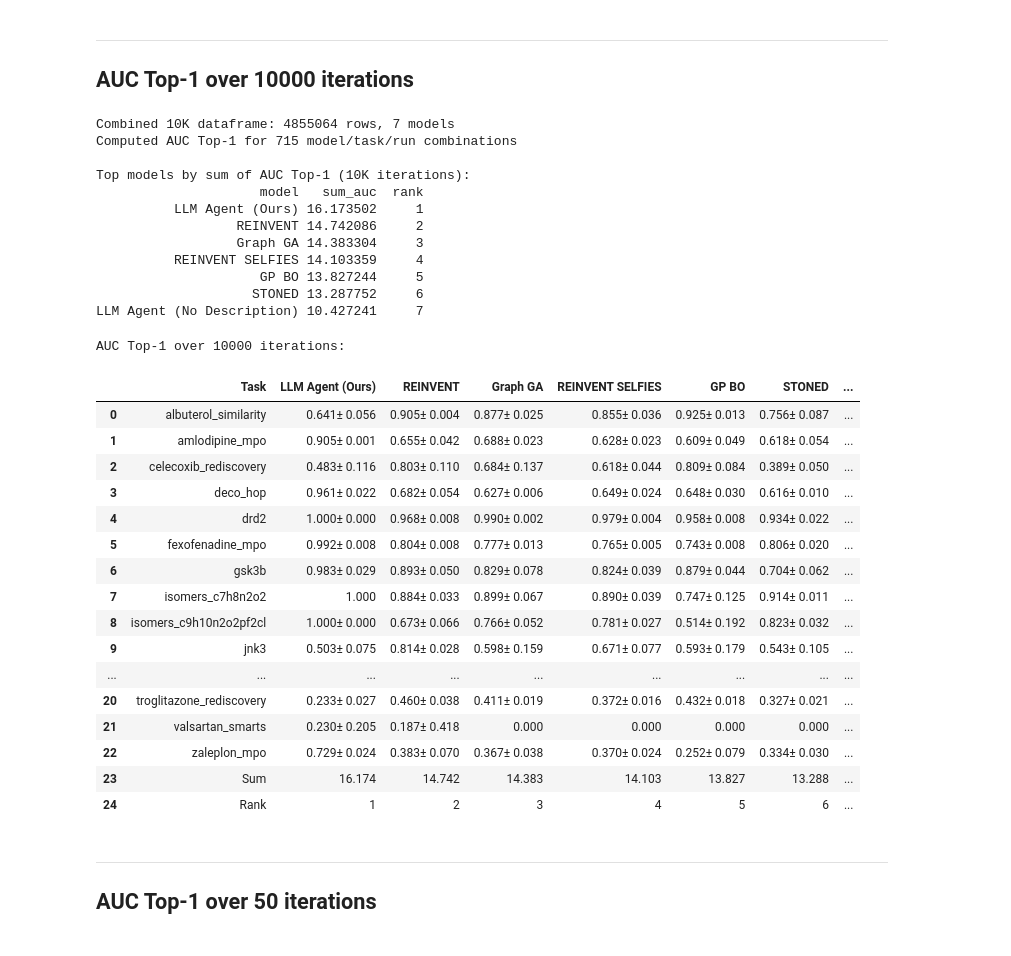
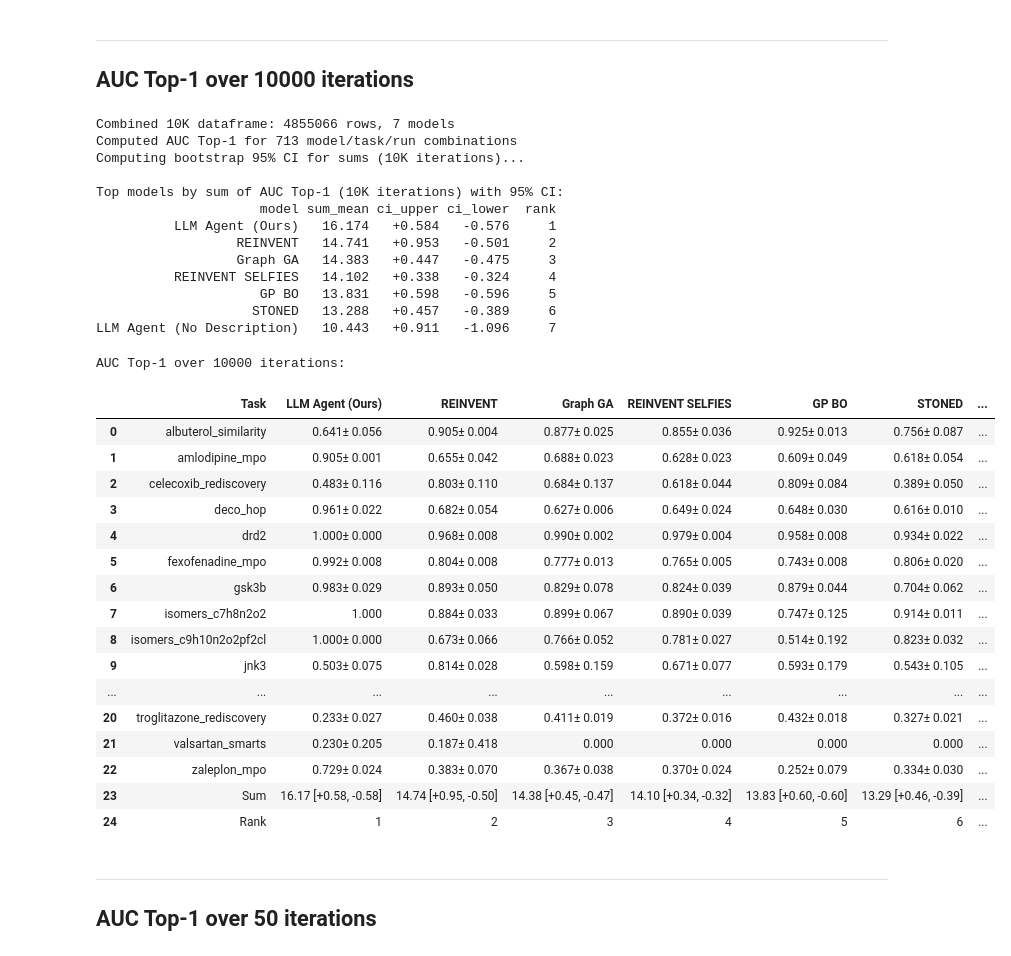
Before and after one commit to FabianKruger/molecule-optimization-agent, a Jupyter notebook: analysis/paper/tdc_task.ipynb, the cells around one changed output. Drawn from its saved outputs; the diff is of its cells as text; code cells hidden in the pictures.

```diff
--- a/analysis/paper/tdc_task.ipynb
+++ b/analysis/paper/tdc_task.ipynb
@@ -351,52 +441,63 @@ print(f"Computed AUC Top-1 for {len(auc_df)} model/task/run combinations")
 auc_summary = auc_df.groupby(['model', 'task'])['auc_top1'].agg(['mean', 'std']).reset_index()
 auc_summary.columns = ['model', 'task', 'auc_mean', 'auc_std']
 
-# Compute sum of mean AUC across all tasks for each model
-model_sums = auc_summary.groupby('model')['auc_mean'].sum().reset_index()
-model_sums.columns = ['model', 'sum_auc']
-model_sums = model_sums.sort_values('sum_auc', ascending=False).reset_index(drop=True)
-model_sums['rank'] = range(1, len(model_sums) + 1)
+# Compute bootstrap 95% CI for sum across tasks
+print("Computing bootstrap 95% CI for sums (10K iterations)...")
+model_sums_ci = bootstrap_sum_ci(auc_df, 'auc_top1', n_bootstrap=10000, ci=0.95, seed=42)
+model_sums_ci = model_sums_ci.sort_values('sum_mean', ascending=False).reset_index(drop=True)
+model_sums_ci['rank'] = range(1, len(model_sums_ci) + 1)
 
-print(f"\nTop models by sum of AUC Top-1 (10K iterations):")
-print(model_sums.to_string(index=False))
+# Display with relative CI values
+model_sums_ci_display = model_sums_ci.copy()
+model_sums_ci_display['ci_upper'] = model_sums_ci_display['sum_ci_upper'] - model_sums_ci_display['sum_mean']
+model_sums_ci_display['ci_lower'] = model_sums_ci_display['sum_mean'] - model_sums_ci_display['sum_ci_lower']
+model_sums_ci_display = model_sums_ci_display[['model', 'sum_mean', 'ci_upper', 'ci_lower', 'rank']]
+
+print(f"\nTop models by sum of AUC Top-1 (10K iterations) with 95% CI:")
+print(model_sums_ci_display.to_string(index=False, formatters={
+    'sum_mean': '{:.3f}'.format,
+    'ci_upper': '+{:.3f}'.format,
+    'ci_lower': '-{:.3f}'.format
+}))
 # %% [output]
-Combined 10K dataframe: 4855064 rows, 7 models
-Computed AUC Top-1 for 715 model/task/run combinations
+Combined 10K dataframe: 4855066 rows, 7 models
+Computed AUC Top-1 for 713 model/task/run combinations
+Computing bootstrap 95% CI for sums (10K iterations)...
 
-Top models by sum of AUC Top-1 (10K iterations):
-                     model   sum_auc  rank
-          LLM Agent (Ours) 16.173502     1
-                  REINVENT 14.742086     2
-                  Graph GA 14.383304     3
-          REINVENT SELFIES 14.103359     4
-                     GP BO 13.827244     5
-                    STONED 13.287752     6
-LLM Agent (No Description) 10.427241     7
+Top models by sum of AUC Top-1 (10K iterations) with 95% CI:
+                     model sum_mean ci_upper ci_lower  rank
+          LLM Agent (Ours)   16.174   +0.584   -0.576     1
+                  REINVENT   14.741   +0.953   -0.501     2
+                  Graph GA   14.383   +0.447   -0.475     3
+          REINVENT SELFIES   14.102   +0.338   -0.324     4
+                     GP BO   13.831   +0.598   -0.596     5
+                    STONED   13.288   +0.457   -0.389     6
+LLM Agent (No Description)   10.443   +0.911   -1.096     7
 # %%
 # Create comparison table for 10K iterations
-model_order = model_sums['model'].tolist()
-comparison_table_10k = create_comparison_table(auc_summary, model_sums, TASKS, model_order)
+model_order = model_sums_ci['model'].tolist()
+comparison_table_10k = create_comparison_table(auc_summary, model_sums_ci, TASKS, model_order)
 
 print("AUC Top-1 over 10000 iterations:")
 comparison_table_10k
 # %% [output]
 AUC Top-1 over 10000 iterations:
 |  | Task | LLM Agent (Ours) | REINVENT | Graph GA | REINVENT SELFIES | GP BO | STONED | ... |
 | 0 | albuterol_similarity | 0.641± 0.056 | 0.905± 0.004 | 0.877± 0.025 | 0.855± 0.036 | 0.925± 0.013 | 0.756± 0.087 | ... |
 | 1 | amlodipine_mpo | 0.905± 0.001 | 0.655± 0.042 | 0.688± 0.023 | 0.628± 0.023 | 0.609± 0.049 | 0.618± 0.054 | ... |
 | 2 | celecoxib_rediscovery | 0.483± 0.116 | 0.803± 0.110 | 0.684± 0.137 | 0.618± 0.044 | 0.809± 0.084 | 0.389± 0.050 | ... |
 | 3 | deco_hop | 0.961± 0.022 | 0.682± 0.054 | 0.627± 0.006 | 0.649± 0.024 | 0.648± 0.030 | 0.616± 0.010 | ... |
 | 4 | drd2 | 1.000± 0.000 | 0.968± 0.008 | 0.990± 0.002 | 0.979± 0.004 | 0.958± 0.008 | 0.934± 0.022 | ... |
 | 5 | fexofenadine_mpo | 0.992± 0.008 | 0.804± 0.008 | 0.777± 0.013 | 0.765± 0.005 | 0.743± 0.008 | 0.806± 0.020 | ... |
 | 6 | gsk3b | 0.983± 0.029 | 0.893± 0.050 | 0.829± 0.078 | 0.824± 0.039 | 0.879± 0.044 | 0.704± 0.062 | ... |
 | 7 | isomers_c7h8n2o2 | 1.000 | 0.884± 0.033 | 0.899± 0.067 | 0.890± 0.039 | 0.747± 0.125 | 0.914± 0.011 | ... |
 | 8 | isomers_c9h10n2o2pf2cl | 1.000± 0.000 | 0.673± 0.066 | 0.766± 0.052 | 0.781± 0.027 | 0.514± 0.192 | 0.823± 0.032 | ... |
 | 9 | jnk3 | 0.503± 0.075 | 0.814± 0.028 | 0.598± 0.159 | 0.671± 0.077 | 0.593± 0.179 | 0.543± 0.105 | ... |
 | ... | ... | ... | ... | ... | ... | ... | ... | ... |
 | 20 | troglitazone_rediscovery | 0.233± 0.027 | 0.460± 0.038 | 0.411± 0.019 | 0.372± 0.016 | 0.432± 0.018 | 0.327± 0.021 | ... |
 | 21 | valsartan_smarts | 0.230± 0.205 | 0.187± 0.418 | 0.000 | 0.000 | 0.000 | 0.000 | ... |
 | 22 | zaleplon_mpo | 0.729± 0.024 | 0.383± 0.070 | 0.367± 0.038 | 0.370± 0.024 | 0.252± 0.079 | 0.334± 0.030 | ... |
-| 23 | Sum | 16.174 | 14.742 | 14.383 | 14.103 | 13.827 | 13.288 | ... |
+| 23 | Sum | 16.17 [+0.58, -0.58] | 14.74 [+0.95, -0.50] | 14.38 [+0.45, -0.47] | 14.10 [+0.34, -0.32] | 13.83 [+0.60, -0.60] | 13.29 [+0.46, -0.39] | ... |
 | 24 | Rank | 1 | 2 | 3 | 4 | 5 | 6 | ... |
 # %% [markdown]
 ---
```
Also changed, not shown: parts of 6 cells of this notebook, 9 other files.
